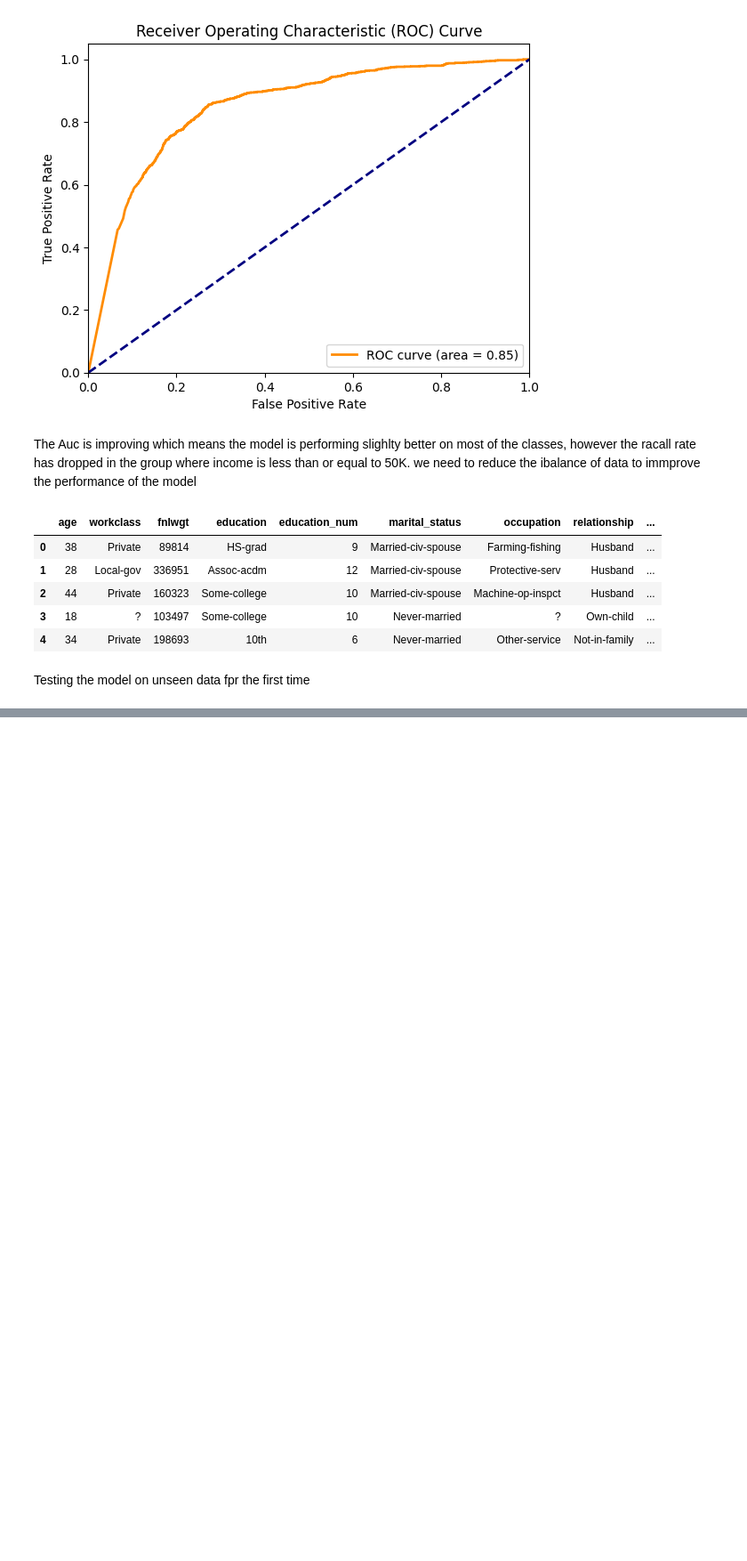
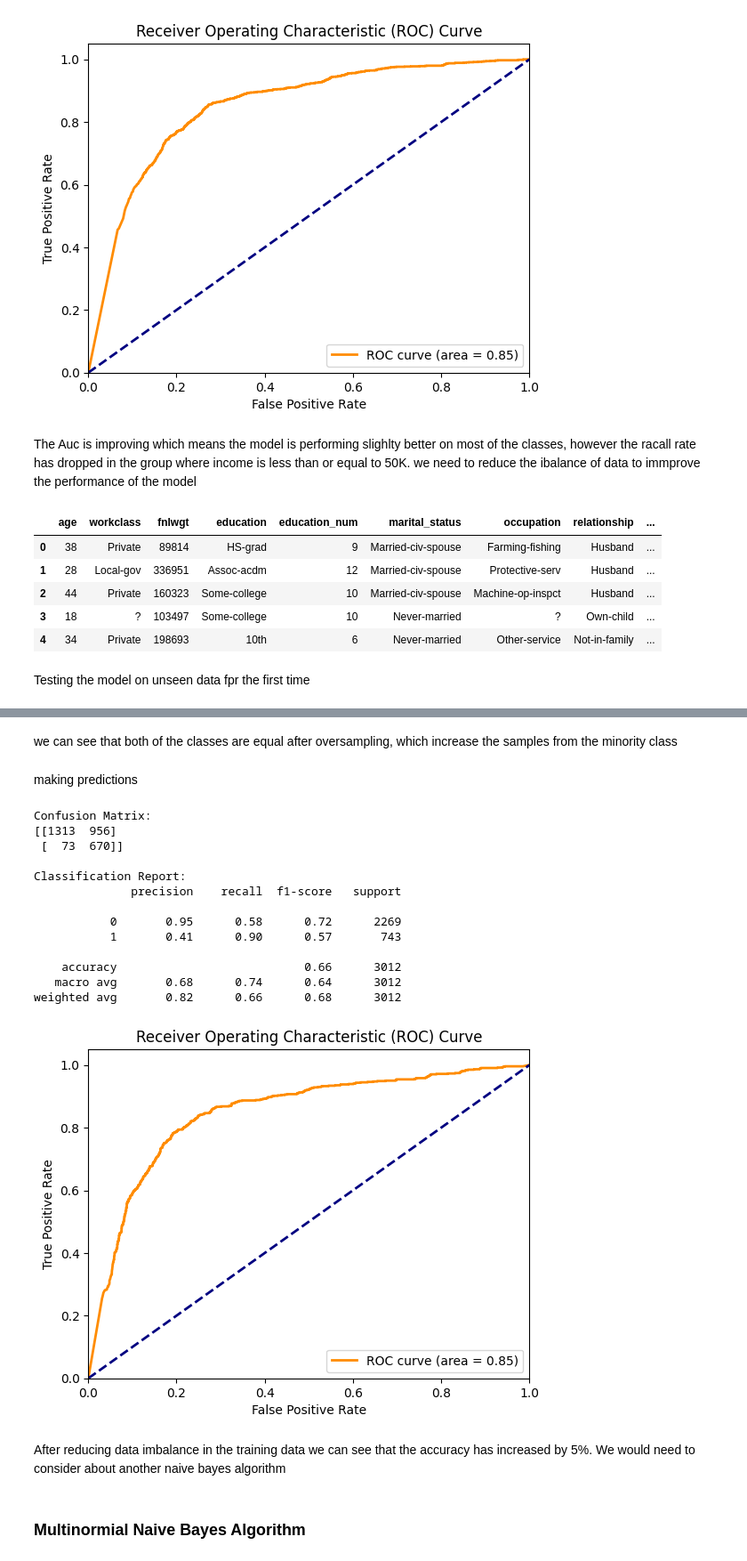
Before and after one commit to hammaadrizwan/Income-Classifier-using-Ensemble-algorithm, a Jupyter notebook: Notebook.ipynb, the cells around one changed output, grey strips where cells are left out. Shown at 89% size. Drawn from its saved outputs; the diff is of its cells as text; code cells hidden in the pictures; blank space fills up the shorter version.

```diff
--- a/Notebook.ipynb
+++ b/Notebook.ipynb
@@ -705,0 +737,14 @@ adult_test.to_csv('Data/adult_test.csv', index=False)
+# %%
+import pandas as pd
+from imblearn.over_sampling import RandomOverSampler
+from sklearn.model_selection import train_test_split
+
+data = pd.read_csv('Data/adult_test.csv')
+
+X = data.drop('income_higher_than_50k', axis=1)
+y = data['income_higher_than_50k']
+
+X_train, X_test, y_train, y_test = train_test_split(X, y, test_size=0.2, random_state=0)
+
+oversampler = RandomOverSampler(random_state=0) #using an oversample
+X_train_resampled, y_train_resampled = oversampler.fit_resample(X_train, y_train)
@@ -705,0 +760,64 @@ adult_test.to_csv('Data/adult_test.csv', index=False)
+# %% [markdown]
+we can see that both of the classes are equal after oversampling, which increase the samples from the minority class
+# %% [markdown]
+making predictions
+# %%
+numerical_transformer = StandardScaler()
+categorical_transformer = OneHotEncoder(handle_unknown='ignore', sparse=False)
+
+preprocessor = ColumnTransformer(
+    transformers=[
+        ('num', numerical_transformer, numerical_columns),
+        ('cat', categorical_transformer, category_columns)
+    ])
+
+gnb = GaussianNB()
+
+classifier_pipeline = Pipeline(steps=[('preprocessor', preprocessor),
+                                      ('classifier', gnb)])
+
+classifier_pipeline.fit(X_train_resampled, y_train_resampled)
+
+
+y_pred = classifier_pipeline.predict(X_test)
+
+cm = confusion_matrix(y_test, y_pred)
+print("Confusion Matrix:")
+print(cm)
+
+print("\nClassification Report:")
+print(classification_report(y_test, y_pred))
+
+y_prob = classifier_pipeline.predict_proba(X_test)[:, 1]
+fpr, tpr, thresholds = roc_curve(y_test, y_prob)
+roc_auc = roc_auc_score(y_test, y_prob)
+
+plt.figure()
+plt.plot(fpr, tpr, color='darkorange', lw=2, label='ROC curve (area = %0.2f)' % roc_auc)
+plt.plot([0, 1], [0, 1], color='navy', lw=2, linestyle='--')
+plt.xlim([0.0, 1.0])
+plt.ylim([0.0, 1.05])
+plt.xlabel('False Positive Rate')
+plt.ylabel('True Positive Rate')
+plt.title('Receiver Operating Characteristic (ROC) Curve')
+plt.legend(loc="lower right")
+plt.show()
+# %% [output]
+Confusion Matrix:
+[[1313  956]
+ [  73  670]]
+
+Classification Report:
+              precision    recall  f1-score   support
+
+           0       0.95      0.58      0.72      2269
+           1       0.41      0.90      0.57       743
+
+    accuracy                           0.66      3012
+   macro avg       0.68      0.74      0.64      3012
+weighted avg       0.82      0.66      0.68      3012
+[figure, added]
+# %% [markdown]
+After reducing data imbalance in the training data we can see that the accuracy has increased by 5%. We would need to consider about another naive bayes algorithm
+# %% [markdown]
+<h3>Multinormial Naive Bayes Algorithm</h3>
```
Also changed, not shown: parts of 18 cells of this notebook.
